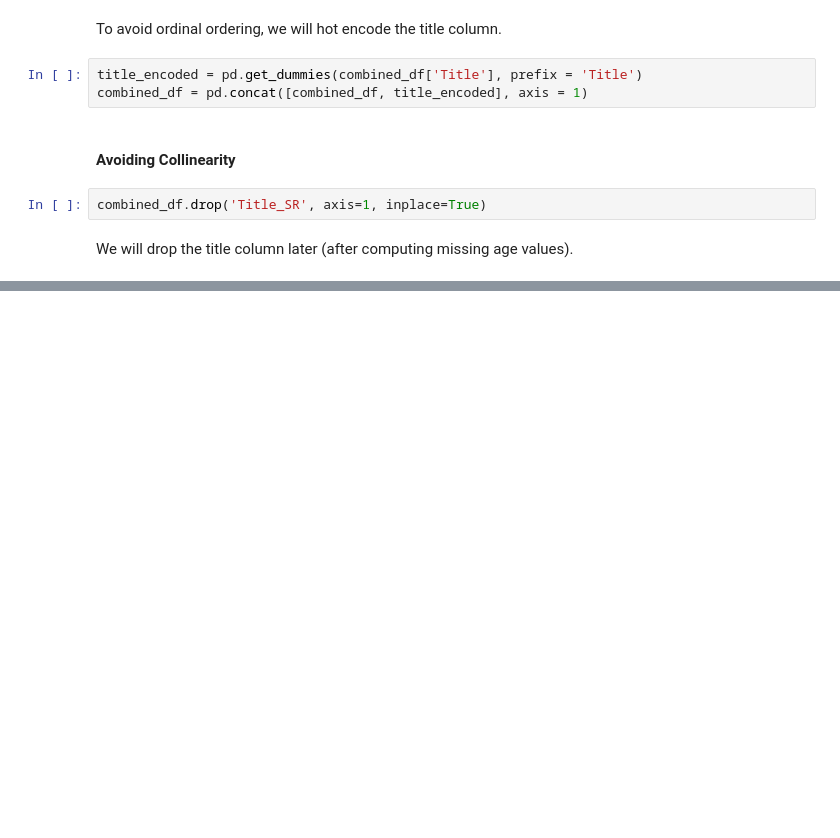
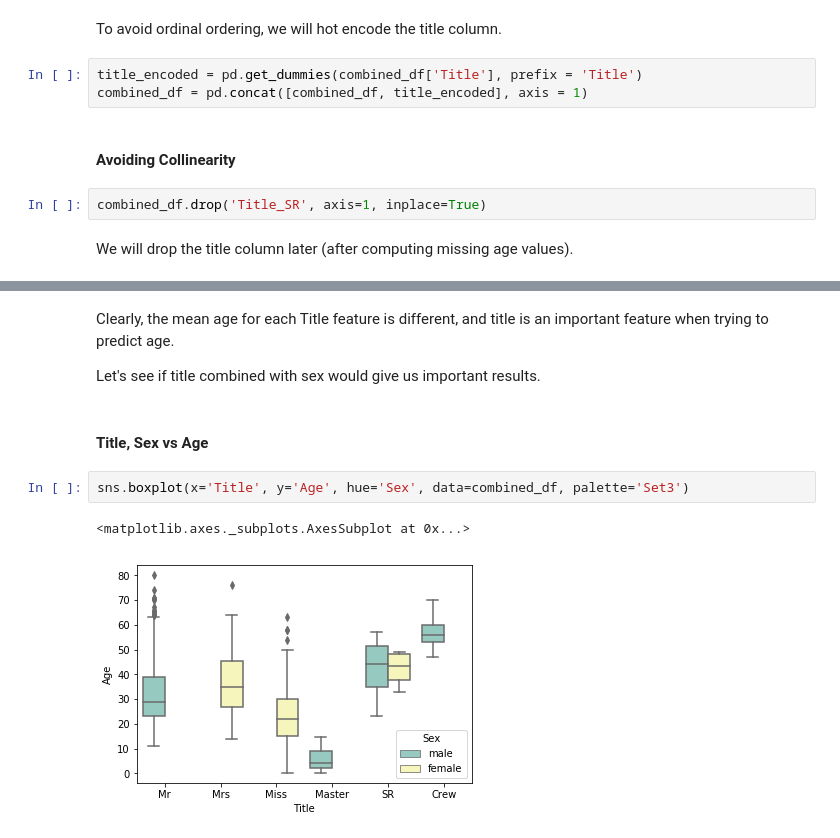
Before and after one commit to jacobk52/titanic_classification, a Jupyter notebook: python/titanic_classification.ipynb, the cells around one changed output, grey strips where cells are left out. Cells and saved outputs as stored; diff of their text form; blank space fills up the shorter version.

```diff
--- a/python/titanic_classification.ipynb
+++ b/python/titanic_classification.ipynb
@@ -668,0 +689,11 @@ We will drop the title column later (after computing missing age values).
+# %% [markdown]
+Clearly, the mean age for each Title feature is different, and title is an important feature when trying to predict age.
+
+Let's see if title combined with sex would give us important results.
+# %% [markdown]
+#### Title, Sex vs Age
+# %%
+sns.boxplot(x='Title', y='Age', hue='Sex', data=combined_df, palette='Set3')
+# %% [output]
+<matplotlib.axes._subplots.AxesSubplot at 0x...>
+[figure, added]
```
Also changed, not shown: parts of 30 cells of this notebook.
